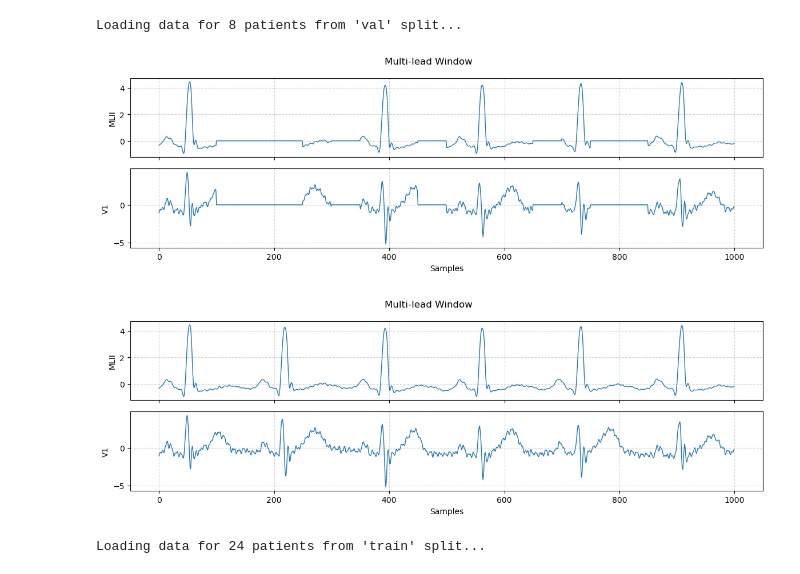
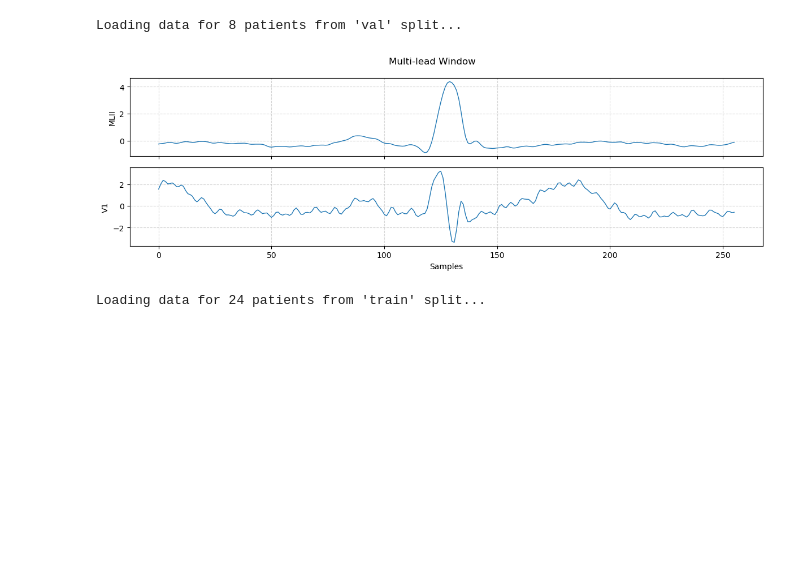
Before and after one commit to Rpadilla15/Arrhythmia-Classification, a Jupyter notebook: Experiments/data-vis.ipynb, the cells around one changed output. Drawn from its saved outputs; the diff is of its cells as text; code cells hidden in the pictures; blank space fills up the shorter version.

```diff
--- a/Experiments/data-vis.ipynb
+++ b/Experiments/data-vis.ipynb
@@ -73,18 +71,15 @@ preprocessed_data_dir = os.path.join(DATA_DIR, 'input', 'preprocessed_data',"fs2
 json_split_path = os.path.join(DATA_DIR, 'input', 'experiment', 'leads_MLII_V1_tst0.25_rd42.json')
 
 # Double channel (MLII + V1)
-ds2 = ECGDataset(preprocessed_data_dir, window_size=1000,  json_file_path=json_split_path, mode="sliding", split='val')
+ds2 = ECGDataset(preprocessed_data_dir, window_size=256,  json_file_path=json_split_path, mode="ssl", split='val')
 # %% [output]
 Loading data for 8 patients from 'val' split...
 # %%
-x, y = ds2[50]
+x = ds2[50]
 
 plot_ecg_window(x, leads=["MLII", "V1"], title="Multi-lead Window")
-
-plot_ecg_window(y, leads=["MLII", "V1"], title="Multi-lead Window")
 # %% [output]
-[figure, old version]
+[figure, new version]
-[figure, removed]
 # %%
 ds3 = ECGDataset(preprocessed_data_dir, window_size=250,  json_file_path=json_split_path, mode="beat")
 x, y = ds3[100]
```
Also changed, not shown: parts of 1 cell of this notebook.
